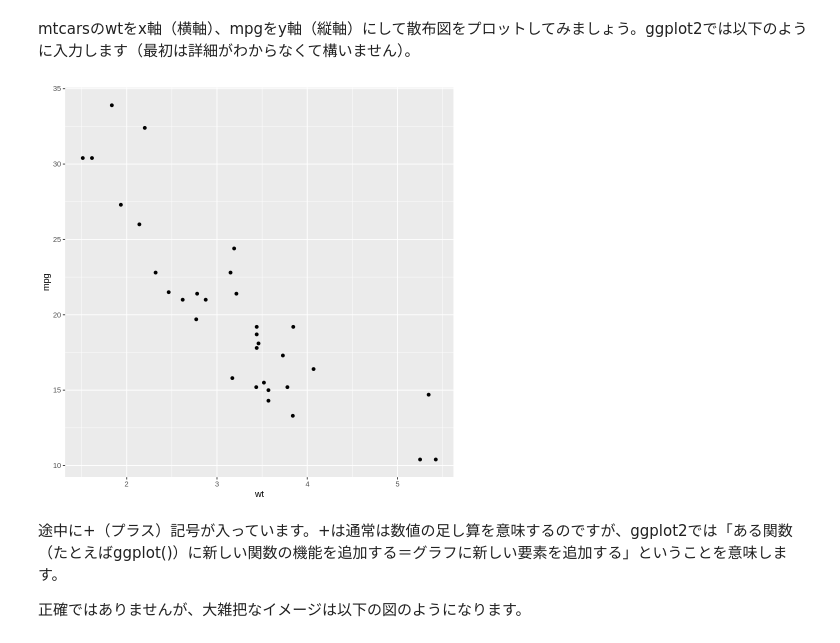
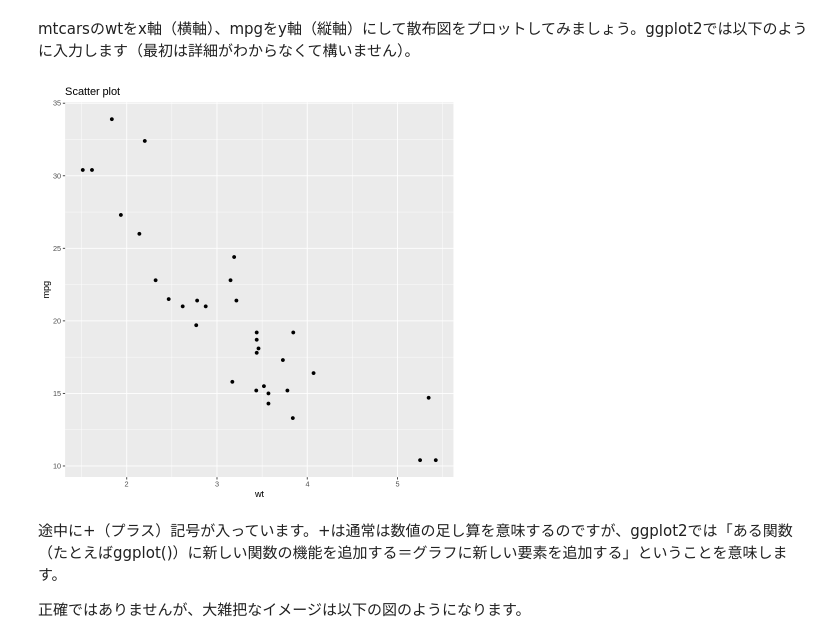
Before and after one commit to koiti-yano/colab, a Jupyter notebook: 経済統計_R入門_11_ggplot2.ipynb, the cells around one changed output. Cells and saved outputs as stored; diff of their text form; code cells hidden in the pictures.

```diff
--- a/経済統計_R入門_11_ggplot2.ipynb
+++ b/経済統計_R入門_11_ggplot2.ipynb
@@ -56,9 +38,9 @@ A data.frame: 6 × 11
 # %% [markdown]
 mtcarsのwtをx軸（横軸）、mpgをy軸（縦軸）にして散布図をプロットしてみましょう。ggplot2では以下のように入力します（最初は詳細がわからなくて構いません）。
 # %%
-mtcars |> ggplot() + aes(x=wt, y=mpg) + geom_point()
+mtcars |> ggplot() + aes(x=wt, y=mpg) + geom_point() + labs(title="Scatter plot")
 # %% [output]
-[figure, old version]
+[figure, new version]
 # %% [markdown]
 途中に+（プラス）記号が入っています。+は通常は数値の足し算を意味するのですが、ggplot2では「ある関数（たとえばggplot()）に新しい関数の機能を追加する＝グラフに新しい要素を追加する」ということを意味します。
 
```
Also changed, not shown: parts of 9 cells of this notebook.
